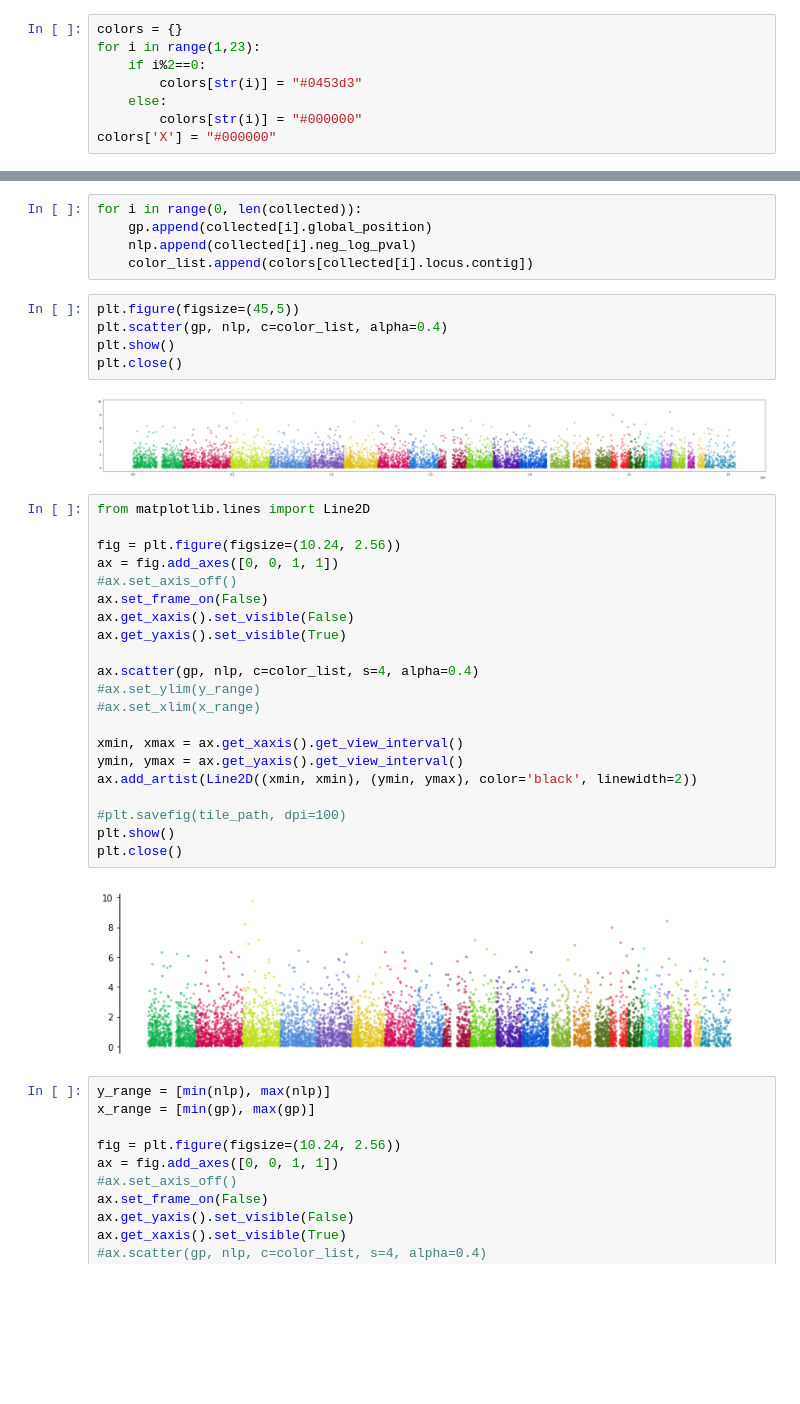
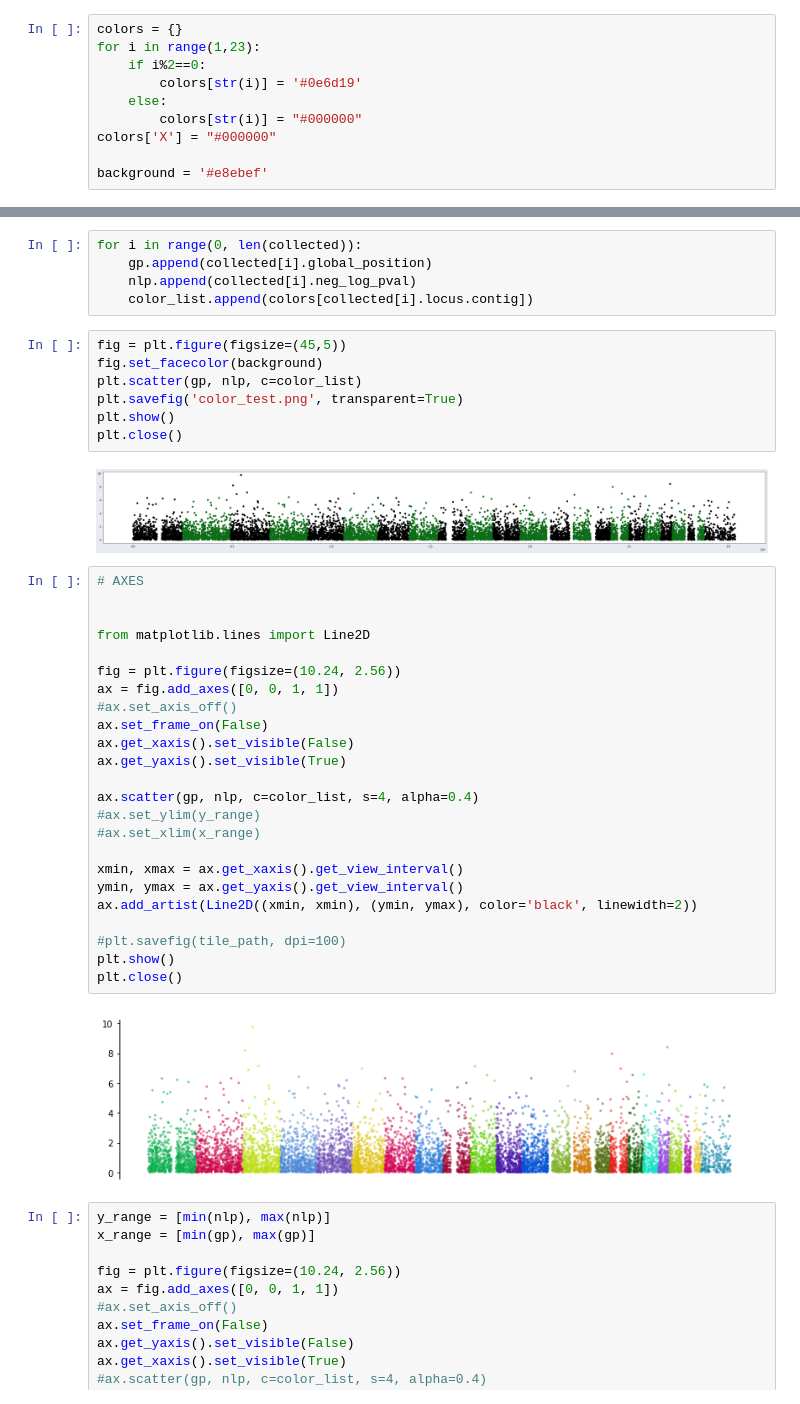
Before and after one commit to maccum/manhattan, a Jupyter notebook: jupyter/matplotlib_colors_axes.ipynb, the cells around one changed output, grey strips where cells are left out. Drawn from its saved outputs; the diff is of its cells as text; blank space fills up the shorter version.

```diff
--- a/jupyter/matplotlib_colors_axes.ipynb
+++ b/jupyter/matplotlib_colors_axes.ipynb
@@ -25,10 +16,12 @@ colors = {'1' : "#08ad4d", '2' : "#cc0648", '3' : "#bbdd11", '4' : "#4a87d6",
 colors = {}
 for i in range(1,23):
     if i%2==0:
-        colors[str(i)] = "#0453d3"
+        colors[str(i)] = '#0e6d19'
     else:
         colors[str(i)] = "#000000"
 colors['X'] = "#000000"
+
+background = '#e8ebef'
 # %%
 keys = list(colors.keys())
 c = list(colors.values())
@@ -85,13 +78,18 @@ for i in range(0, len(collected)):
     nlp.append(collected[i].neg_log_pval)
     color_list.append(colors[collected[i].locus.contig])
 # %%
-plt.figure(figsize=(45,5))
-plt.scatter(gp, nlp, c=color_list, alpha=0.4)
+fig = plt.figure(figsize=(45,5))
+fig.set_facecolor(background)
+plt.scatter(gp, nlp, c=color_list)
+plt.savefig('color_test.png', transparent=True)
 plt.show()
 plt.close()
 # %% [output]
-[figure, old version]
+[figure, new version]
 # %%
+# AXES
+
+
 from matplotlib.lines import Line2D
 
 fig = plt.figure(figsize=(10.24, 2.56))
```
Also changed, not shown: parts of 2 cells of this notebook, 16 other files.
